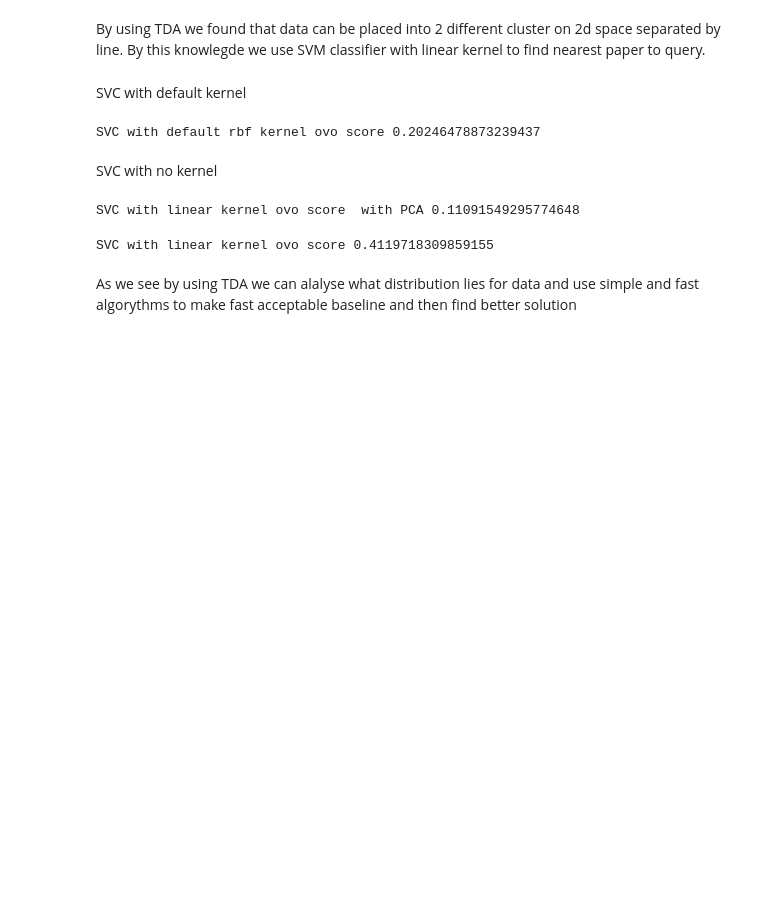
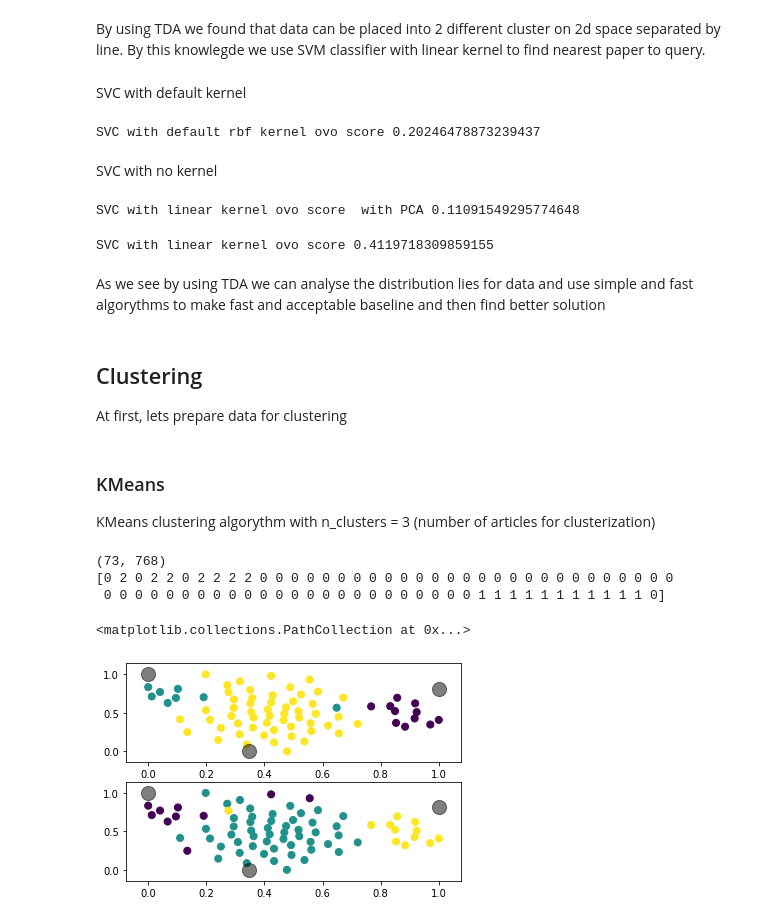
Before and after one commit to MalchuL/TDA_on_news, a Jupyter notebook: TDA_on_russian_news.ipynb, the cells around one changed output. Cells and saved outputs as stored; diff of their text form; code cells hidden in the pictures; blank space fills up the shorter version.

Commit message:
added clusterization

```diff
--- a/TDA_on_russian_news.ipynb
+++ b/TDA_on_russian_news.ipynb
@@ -497,4 +503,55 @@ print('SVC with linear kernel ovo score', clf.score(X_test, y_test))
 # %% [output]
 SVC with linear kernel ovo score 0.4119718309859155
 # %% [markdown]
-As we see by using TDA we can alalyse what distribution lies for data and use simple and fast algorythms to make fast acceptable baseline and then find better solution
+As we see by using TDA we can analyse the distribution lies for data and use simple and fast algorythms to make fast and acceptable baseline and then find better solution
+# %% [markdown]
+## Clustering
+At first, lets prepare data for clustering
+# %%
+full_data = []
+article_ids = []
+article_size = []
+for i, row in enumerate(news_data['text'][15:18]):
+    #text_sample = news_data['text'][0]
+    _, data, *_ = m(re.split('\. |\! |\? ', row))
+    article_size.append(data[0].shape[0])
+    full_data.extend([i for i in data])
+    article_ids.extend([i for _ in data])
+
+full_data = np.stack(data.mean(0) for data in full_data)
+full_data = np.nan_to_num(full_data)
+# %% [markdown]
+### KMeans
+KMeans clustering algorythm with n_clusters = 3 (number of articles for clusterization)
+# %%
+from sklearn.metrics import confusion_matrix
+from sklearn.cluster import KMeans
+
+print(full_data.shape)
+kmeans = KMeans(n_clusters=3, random_state=2).fit(full_data)
+result = kmeans.predict(full_data)
+
+print(result)
+# %% [output]
+(73, 768)
+[0 2 0 2 2 0 2 2 2 2 0 0 0 0 0 0 0 0 0 0 0 0 0 0 0 0 0 0 0 0 0 0 0 0 0 0 0
+ 0 0 0 0 0 0 0 0 0 0 0 0 0 0 0 0 0 0 0 0 0 0 0 0 1 1 1 1 1 1 1 1 1 1 1 0]
+# %%
+from sklearn.metrics import confusion_matrix
+import matplotlib.pyplot as plt
+
+N_COMPONENTS = 2
+
+mapper = km.KeplerMapper(verbose=0)
+projected_data = mapper.fit_transform(full_data, projection=manifold.TSNE(n_components=N_COMPONENTS, random_state=40))
+projected_centres = mapper.fit_transform(kmeans.cluster_centers_, projection=manifold.TSNE(n_components=N_COMPONENTS, random_state=42))
+fig, axs = plt.subplots(2)
+axs[0].scatter(projected_data[:, 0], projected_data[:, 1], c=result, s=50, cmap='viridis')
+
+axs[0].scatter(projected_centres[:, 0], projected_centres[:, 1], c='black', s=200, alpha=0.5)
+
+axs[1].scatter(projected_data[:, 0], projected_data[:, 1], c=article_ids, s=50, cmap='viridis')
+axs[1].scatter(projected_centres[:, 0], projected_centres[:, 1], c='black', s=200, alpha=0.5)
+# %% [output]
+<matplotlib.collections.PathCollection at 0x...>
+[figure, added]
```
Also changed, not shown: parts of 24 cells of this notebook.
